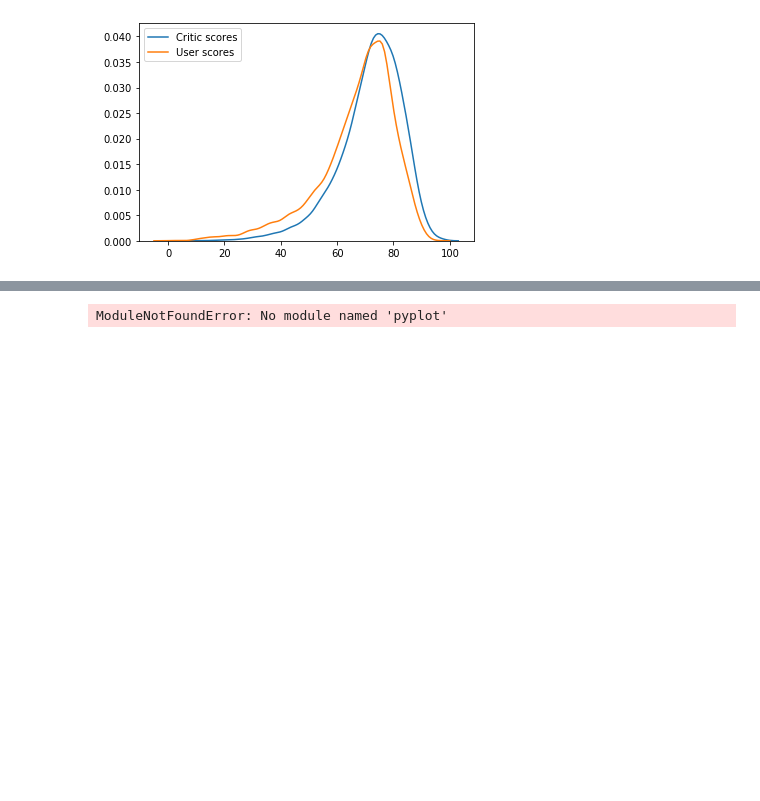
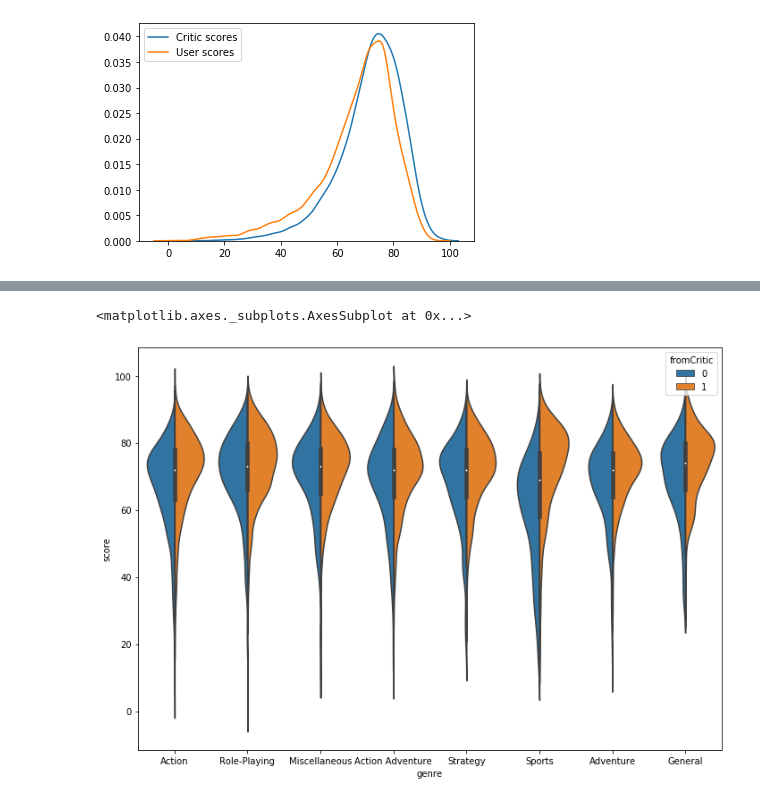
Before and after one commit to Daniel-Tebart/MetacriticAnalysis, a Jupyter notebook: main.ipynb, the cells around one changed output, grey strips where cells are left out. Cells and saved outputs as stored; diff of their text form; code cells hidden in the pictures; blank space fills up the shorter version.

Commit message:
Divided violin plots additionally by user- and criticsscore

```diff
--- a/main.ipynb
+++ b/main.ipynb
@@ -30,0 +27,10 @@ sns.kdeplot(uscores, bw = 2, label = "User scores")
+# %%
+data_critics = data.drop(columns = ['user_score'])
+data_critics['fromCritic'] = 1
+data_critics = data_critics.rename(columns = {"metascore": "score"})
+
+data_user = data.drop(columns = ['metascore'])
+data_user['fromCritic'] = 0
+data_user = data_user.rename(columns = {"user_score": "score"})
+
+data_critics_user = pd.concat([data_critics, data_user],ignore_index = True)
@@ -31,3 +51,3 @@ sns.kdeplot(uscores, bw = 2, label = "User scores")
 # %%
-common_genres = list(data['genre'].value_counts()[:6].index)
-common_genres_data = data.loc[data['genre'].isin(common_genres)]
+common_genres = list(data['genre'].value_counts()[:8].index)
+common_genres_data = data_critics_user.loc[data_critics_user['genre'].isin(common_genres)]
@@ -48,7 +54,8 @@ common_genres_data = data.loc[data['genre'].isin(common_genres)]
 # %%
-import pyplot as plt
+from matplotlib import pyplot
 
-fig, ax = plt.subplots(figsize = (11.7, 8.27))
-sns.violinplot(ax = ax, x = "genre", y = "metascore", data = common_genres_data)
+fig, ax = pyplot.subplots(figsize = (11.7, 8.27))
+sns.violinplot(ax = ax, x = "genre", y = "score", hue = "fromCritic", data = common_genres_data, split = True)
 # %% [output]
-ModuleNotFoundError: No module named 'pyplot'
+<matplotlib.axes._subplots.AxesSubplot at 0x...>
+[figure, added]
```
Also changed, not shown: parts of 3 cells of this notebook.
